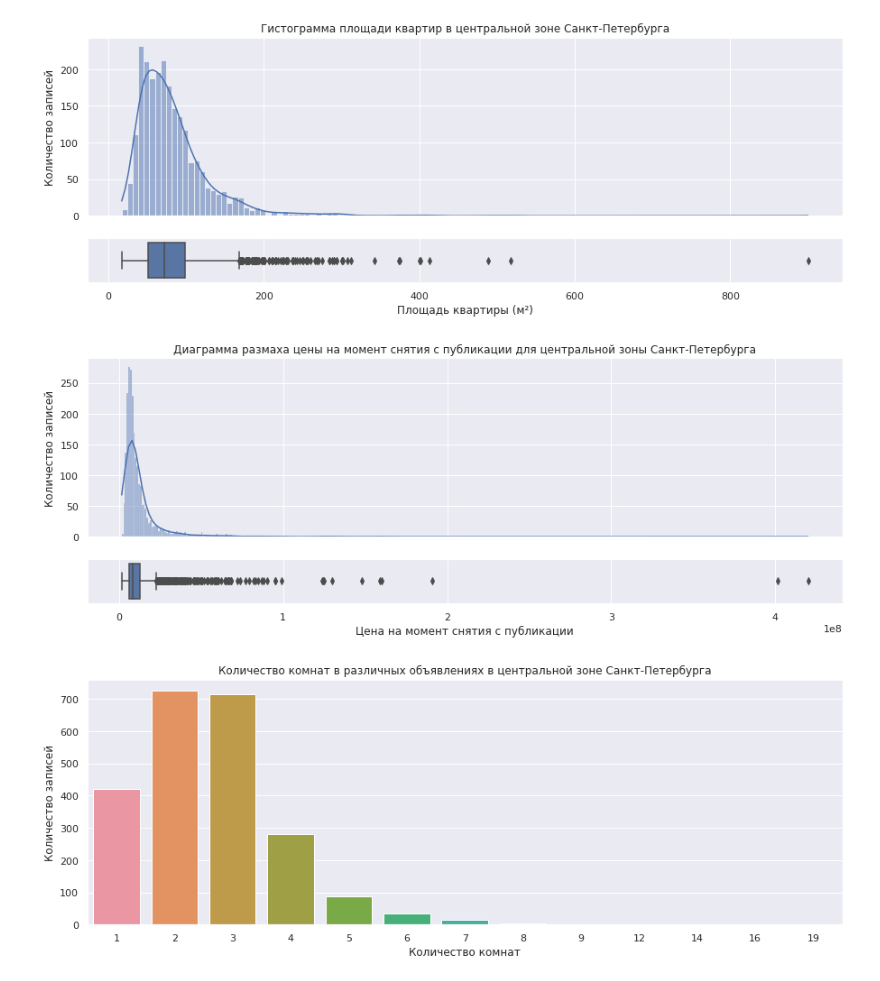
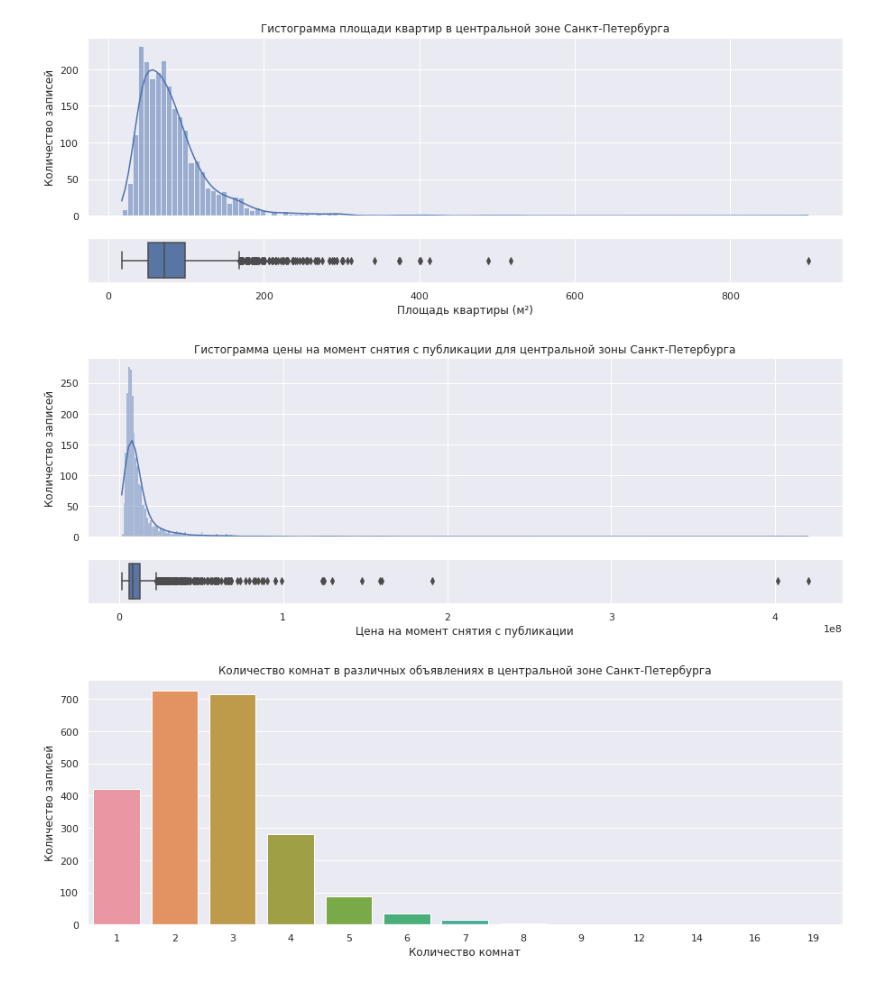
Before and after one commit to onixlas/DS_portfolio, a Jupyter notebook: ML_p3_real_estate/real_estate.ipynb, the cells around one changed output. Drawn from its saved outputs; the diff is of its cells as text; code cells hidden in the pictures.

```diff
--- a/ML_p3_real_estate/real_estate.ipynb
+++ b/ML_p3_real_estate/real_estate.ipynb
@@ -1370,15 +1370,15 @@ sns.boxplot(data=city_center, x='total_area', ax=axs_box)\
 # %%
 f, [axs_hist, axs_box] = plt.subplots(2, 1,
                                      figsize=(15, 5),
                                      sharex=True,
                                      gridspec_kw=dict(height_ratios=[4,1]))
 sns.histplot(data=city_center, x='last_price', kde=True, ax=axs_hist)\
-.set(title='Диаграмма размаха цены на момент снятия с публикации для центральной зоны Санкт-Петербурга',
+.set(title='Гистограмма цены на момент снятия с публикации для центральной зоны Санкт-Петербурга',
      ylabel='Количество записей')
 sns.boxplot(data=city_center, x='last_price', ax=axs_box)\
 .set(xlabel='Цена на момент снятия с публикации');
 # %% [output]
-[figure, old version]
+[figure, new version]
 # %%
 sns.countplot(data=city_center, x='rooms')\
 .set(xlabel='Количество комнат',
```
Also changed, not shown: parts of 3 cells of this notebook, 3 other files.
